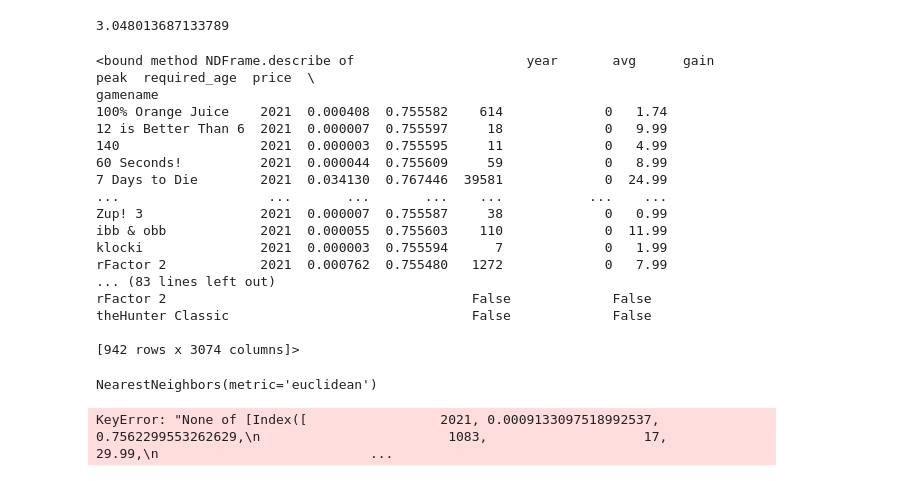
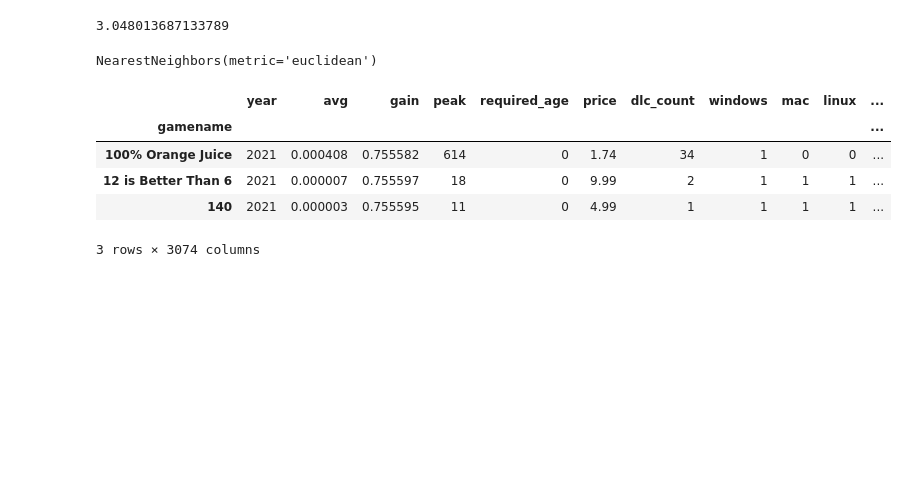
Before and after one commit to CTP-AKP/AKP_Data_Science, a Jupyter notebook: Mario-Story/notebook/Video-Game-Recommeder.ipynb, the cells around one changed output. Cells and saved outputs as stored; diff of their text form; code cells hidden in the pictures; blank space fills up the shorter version.

```diff
--- a/Mario-Story/notebook/Video-Game-Recommeder.ipynb
+++ b/Mario-Story/notebook/Video-Game-Recommeder.ipynb
@@ -252,27 +243,6 @@ for column in column_numeric:
 df.memory_usage(deep=True).sum() / 1024**2
 # %% [output]
 3.048013687133789
-# %%
-#Too much mem. we must reduce. going to take most recent year for each game.
-df.describe
-# %% [output]
-<bound method NDFrame.describe of                      year       avg      gain   peak  required_age  price  \
-gamename
-100% Orange Juice    2021  0.000408  0.755582    614             0   1.74
-12 is Better Than 6  2021  0.000007  0.755597     18             0   9.99
-140                  2021  0.000003  0.755595     11             0   4.99
-60 Seconds!          2021  0.000044  0.755609     59             0   8.99
-7 Days to Die        2021  0.034130  0.767446  39581             0  24.99
-...                   ...       ...       ...    ...           ...    ...
-Zup! 3               2021  0.000007  0.755587     38             0   0.99
-ibb & obb            2021  0.000055  0.755603    110             0  11.99
-klocki               2021  0.000003  0.755594      7             0   1.99
-rFactor 2            2021  0.000762  0.755480   1272             0   7.99
-... (83 lines left out)
-rFactor 2                                       False             False
-theHunter Classic                               False             False
-
-[942 rows x 3074 columns]>
 # %%
 
 # Model initiation
@@ -296,5 +266,11 @@ def getRecommended(gamename:str):
 # %%
 
-getRecommended(df.loc['Yakuza Kiwami 2'])
+#getRecommended(df.loc['Yakuza Kiwami 2'])
+df.head(3)
 # %% [output]
+|  | year | avg | gain | peak | required_age | price | dlc_count | windows | mac | linux | ... |
+| gamename |  |  |  |  |  |  |  |  |  |  | ... |
+| 100% Orange Juice | 2021 | 0.000408 | 0.755582 | 614 | 0 | 1.74 | 34 | 1 | 0 | 0 | ... |
+| 12 is Better Than 6 | 2021 | 0.000007 | 0.755597 | 18 | 0 | 9.99 | 2 | 1 | 1 | 1 | ... |
+| 140 | 2021 | 0.000003 | 0.755595 | 11 | 0 | 4.99 | 1 | 1 | 1 | 1 | ... |
-KeyError: "None of [Index([                 2021, 0.0009133097518992537,    0.7562299553262629,\n                        1083,                    17,                 29.99,\n                           ...
+3 rows × 3074 columns
```
Also changed, not shown: parts of 5 cells of this notebook.
